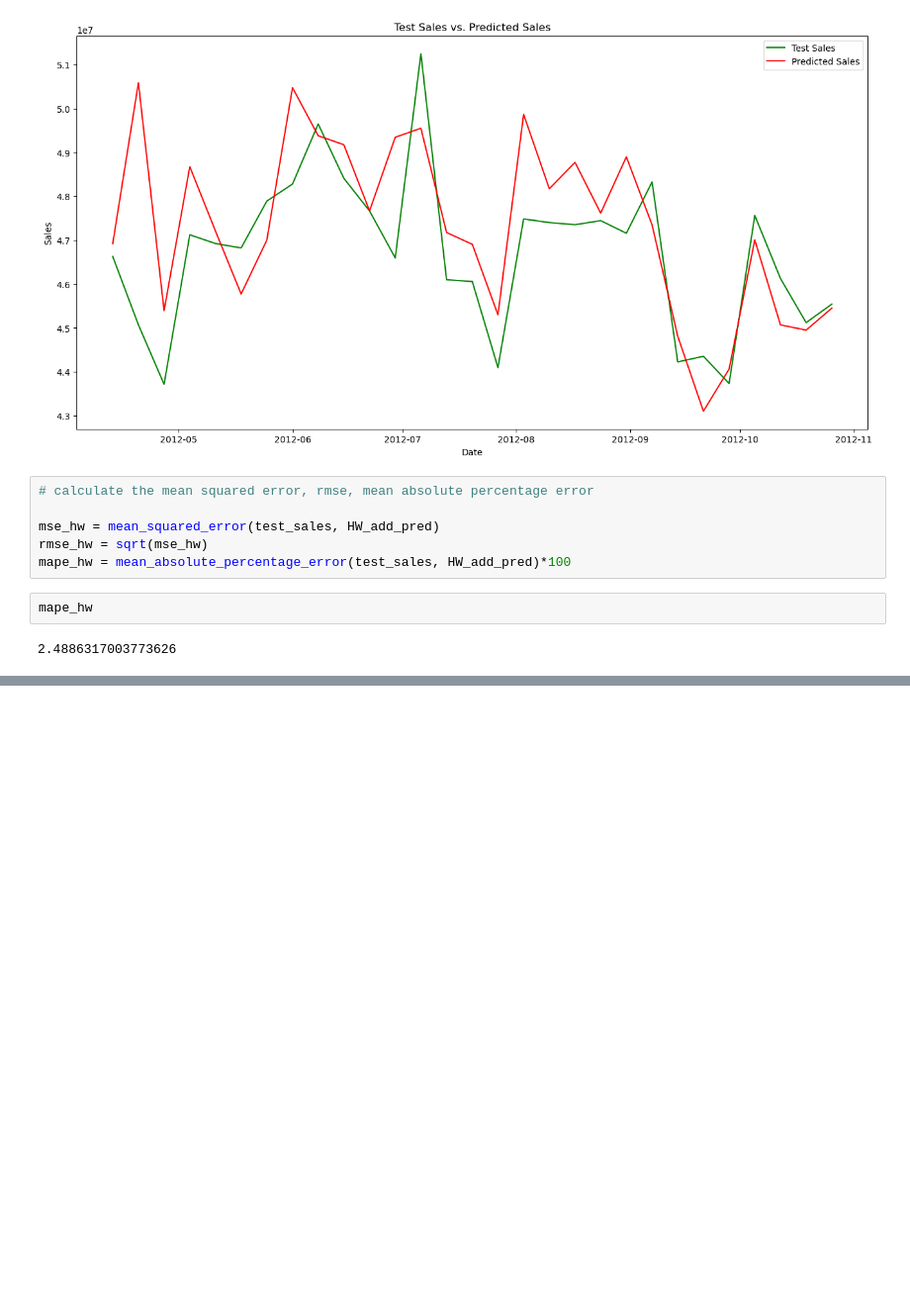
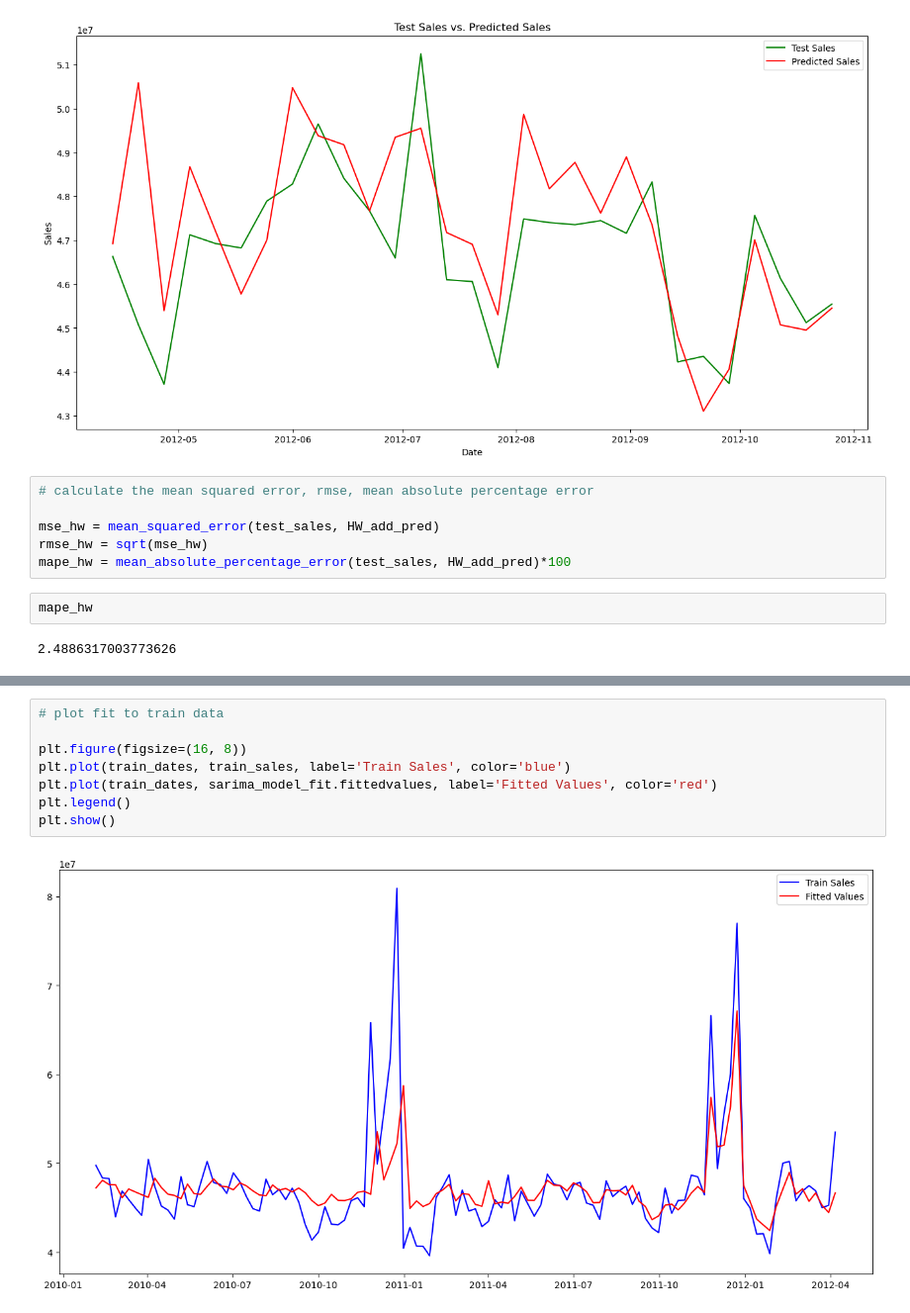
Before and after one commit to FelixRaph/Data-Science-Portfolio, a Jupyter notebook: Time_Series_Forecasting.ipynb, the cells around one changed output, grey strips where cells are left out. Shown at 99% size. Saved outputs shown, nothing was run; the diff lists cells and outputs as text; blank space fills up the shorter version.

```diff
--- a/Time_Series_Forecasting.ipynb
+++ b/Time_Series_Forecasting.ipynb
@@ -395,0 +511,10 @@ from statsmodels.tsa.arima.model import ARIMA
+# %%
+# plot fit to train data
+
+plt.figure(figsize=(16, 8))
+plt.plot(train_dates, train_sales, label='Train Sales', color='blue')
+plt.plot(train_dates, sarima_model_fit.fittedvalues, label='Fitted Values', color='red')
+plt.legend()
+plt.show()
+# %% [output]
+[figure, added]
```
Also changed, not shown: parts of 32 cells of this notebook.
